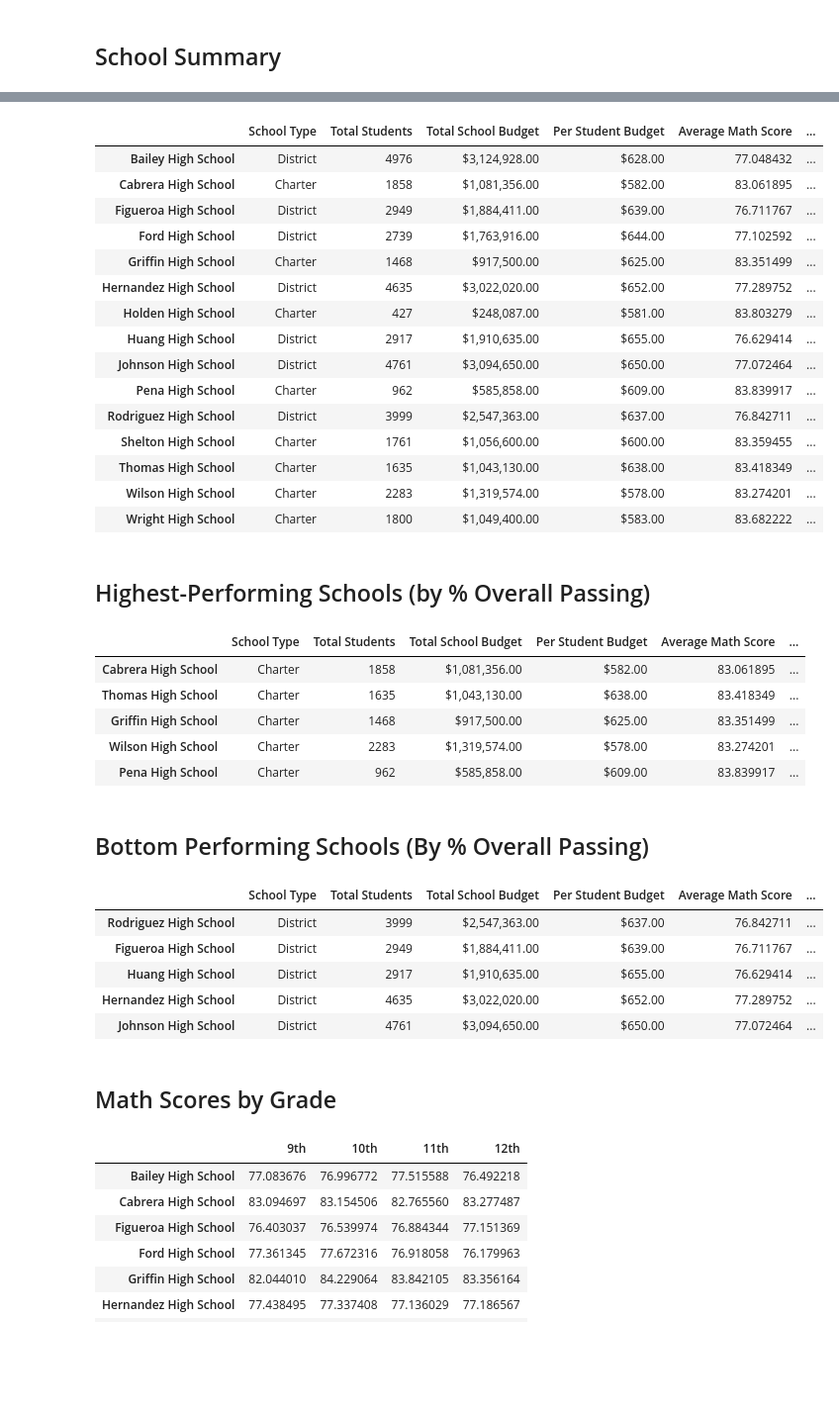
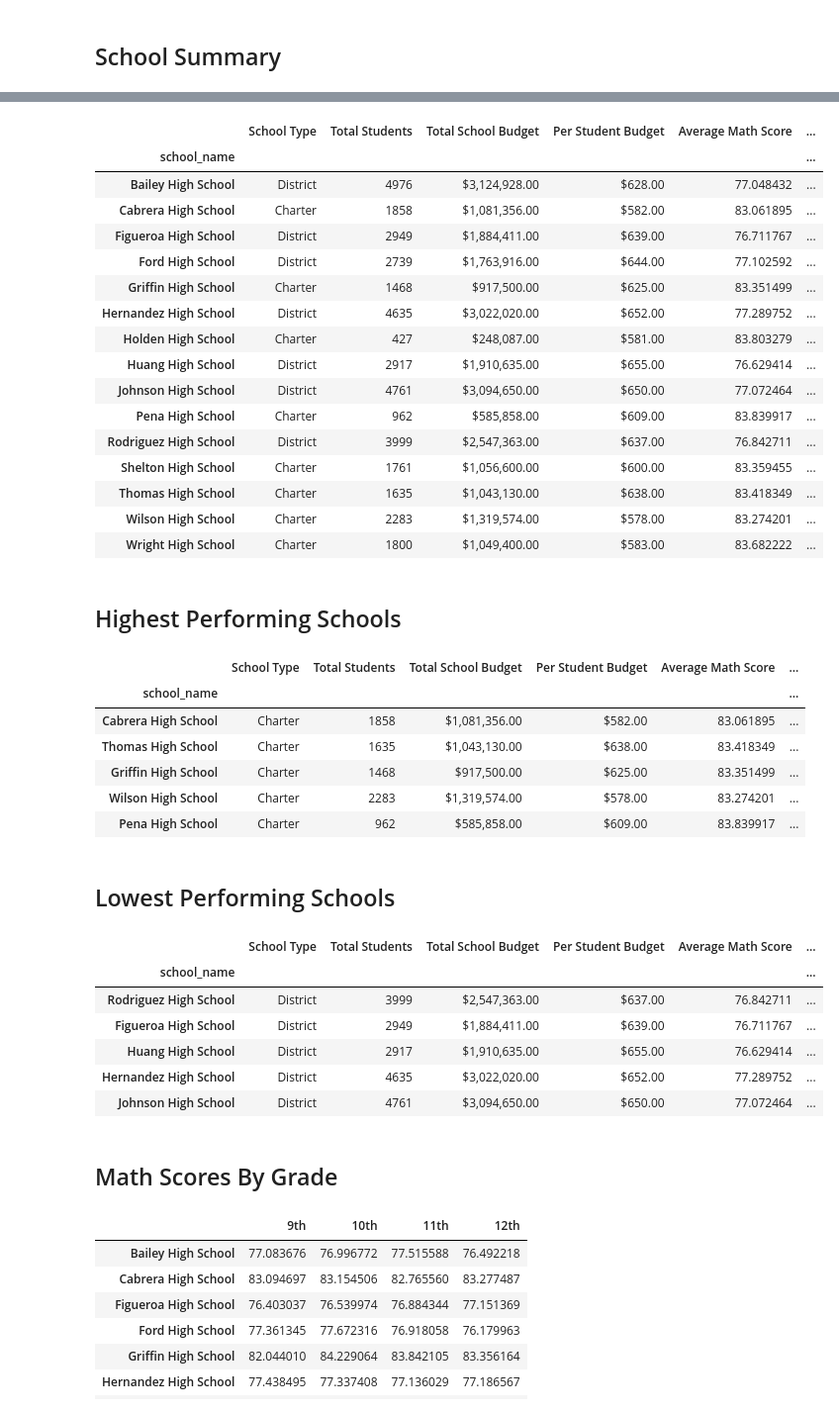
Before and after one commit to mwiley608/pandas-challenge, a Jupyter notebook: PyCitySchools/PyCitySchools_main.ipynb, the cells around one changed output, grey strips where cells are left out. Shown at 99% size. Cells and saved outputs as stored; diff of their text form; code cells hidden in the pictures; blank space fills up the shorter version.

```diff
--- a/PyCitySchools/PyCitySchools_main.ipynb
+++ b/PyCitySchools/PyCitySchools_main.ipynb
@@ -111,4 +176,5 @@ per_school_reading =
 # %%
-# Calculate the number of students per school with math scores of 70 or higher
-students_passing_math =
-school_students_passing_math =
+#Calculate the number of students per school with math scores of 70 or higher
+students_passing_math = district_data_df[district_data_df["math_score"] >= 70]
+school_students_passing_math = students_passing_math.groupby("school_name").size()
+school_students_passing_math
@@ -115,4 +199,5 @@ school_students_passing_math =
 # %%
 # Calculate the number of students per school with reading scores of 70 or higher
-students_passing_reading =
-school_students_passing_reading =
+students_passing_reading = district_data_df[district_data_df["reading_score"] >= 70]
+school_students_passing_reading = students_passing_reading.groupby("school_name").size()
+school_students_passing_reading
@@ -119,6 +222,7 @@ school_students_passing_reading =
 # %%
-# Use the provided code to calculate the number of students per school that passed both math and reading with scores of 70 or higher
-students_passing_math_and_reading = school_data_complete[
-    (school_data_complete["reading_score"] >= 70) & (school_data_complete["math_score"] >= 70)
+#Calculate the number of students per school that passed both math and reading with scores of 70 or higher
+students_passing_math_and_reading = district_data_df[
+    (district_data_df["reading_score"] >= 70) & (district_data_df["math_score"] >= 70)
 ]
 school_students_passing_math_and_reading = students_passing_math_and_reading.groupby(["school_name"]).size()
+school_students_passing_math_and_reading
@@ -125,20 +247,32 @@ school_students_passing_math_and_reading = students_passing_math_and_reading.gro
 # %%
-# Use the provided code to calculate the passing rates
-per_school_passing_math = school_students_passing_math / per_school_counts * 100
-per_school_passing_reading = school_students_passing_reading / per_school_counts * 100
-overall_passing_rate = school_students_passing_math_and_reading / per_school_counts * 100
+#Calculate the passing rates
+per_school_passing_math = school_students_passing_math / students_per_school * 100
+per_school_passing_reading = school_students_passing_reading / students_per_school * 100
+overall_passing_rate = school_students_passing_math_and_reading / students_per_school * 100
 # %%
 # Create a DataFrame called `per_school_summary` with columns for the calculations above.
-per_school_summary =
+per_school_summary = pd.DataFrame({"School Type": school_types,
+                   "Total Students": students_per_school,
+                   "Total School Budget": budget_per_school,
+                   "Per Student Budget": capita_per_school,
+                   "Average Math Score": math_per_school,
+                   "Average Reading Score": reading_per_school,
+                   "Passing Math Scores": school_students_passing_math,
+                   "Passing Reading Scores": school_students_passing_reading,
+                   "Passing Math and Reading Scores": school_students_passing_math_and_reading,
+                   "% Passing Math": per_school_passing_math,
+                   "% Passing Reading": per_school_passing_reading,
+                   "% Overall Passing": overall_passing_rate})
 
 # Formatting
 per_school_summary["Total School Budget"] = per_school_summary["Total School Budget"].map("${:,.2f}".format)
 per_school_summary["Per Student Budget"] = per_school_summary["Per Student Budget"].map("${:,.2f}".format)
 
 # Display the DataFrame
 per_school_summary
 # %% [output]
 |  | School Type | Total Students | Total School Budget | Per Student Budget | Average Math Score | ... |
+| school_name |  |  |  |  |  | ... |
 | Bailey High School | District | 4976 | $3,124,928.00 | $628.00 | 77.048432 | ... |
 | Cabrera High School | Charter | 1858 | $1,081,356.00 | $582.00 | 83.061895 | ... |
 | Figueroa High School | District | 2949 | $1,884,411.00 | $639.00 | 76.711767 | ... |
@@ -155,31 +289,33 @@ per_school_summary
 | Wilson High School | Charter | 2283 | $1,319,574.00 | $578.00 | 83.274201 | ... |
 | Wright High School | Charter | 1800 | $1,049,400.00 | $583.00 | 83.682222 | ... |
 # %% [markdown]
-## Highest-Performing Schools (by % Overall Passing)
+## Highest Performing Schools
 # %%
-# Sort the schools by `% Overall Passing` in descending order and display the top 5 rows.
-top_schools =
+#Sort the schools by `% Overall Passing` in descending order and display the top 5 rows.
+top_schools = per_school_summary.sort_values(["% Overall Passing"], ascending=False)
 top_schools.head(5)
 # %% [output]
 |  | School Type | Total Students | Total School Budget | Per Student Budget | Average Math Score | ... |
+| school_name |  |  |  |  |  | ... |
 | Cabrera High School | Charter | 1858 | $1,081,356.00 | $582.00 | 83.061895 | ... |
 | Thomas High School | Charter | 1635 | $1,043,130.00 | $638.00 | 83.418349 | ... |
 | Griffin High School | Charter | 1468 | $917,500.00 | $625.00 | 83.351499 | ... |
 | Wilson High School | Charter | 2283 | $1,319,574.00 | $578.00 | 83.274201 | ... |
 | Pena High School | Charter | 962 | $585,858.00 | $609.00 | 83.839917 | ... |
 # %% [markdown]
-## Bottom Performing Schools (By % Overall Passing)
+## Lowest Performing Schools
 # %%
-# Sort the schools by `% Overall Passing` in ascending order and display the top 5 rows.
-bottom_schools =
+#Sort the schools by `% Overall Passing` in ascending order and display the top 5 rows.
+bottom_schools = per_school_summary.sort_values(["% Overall Passing"])
 bottom_schools.head(5)
 # %% [output]
 |  | School Type | Total Students | Total School Budget | Per Student Budget | Average Math Score | ... |
+| school_name |  |  |  |  |  | ... |
 | Rodriguez High School | District | 3999 | $2,547,363.00 | $637.00 | 76.842711 | ... |
 | Figueroa High School | District | 2949 | $1,884,411.00 | $639.00 | 76.711767 | ... |
 | Huang High School | District | 2917 | $1,910,635.00 | $655.00 | 76.629414 | ... |
 | Hernandez High School | District | 4635 | $3,022,020.00 | $652.00 | 77.289752 | ... |
 | Johnson High School | District | 4761 | $3,094,650.00 | $650.00 | 77.072464 | ... |
 # %% [markdown]
-## Math Scores by Grade
+## Math Scores By Grade
 # %%
```
Also changed, not shown: parts of 34 cells of this notebook.
